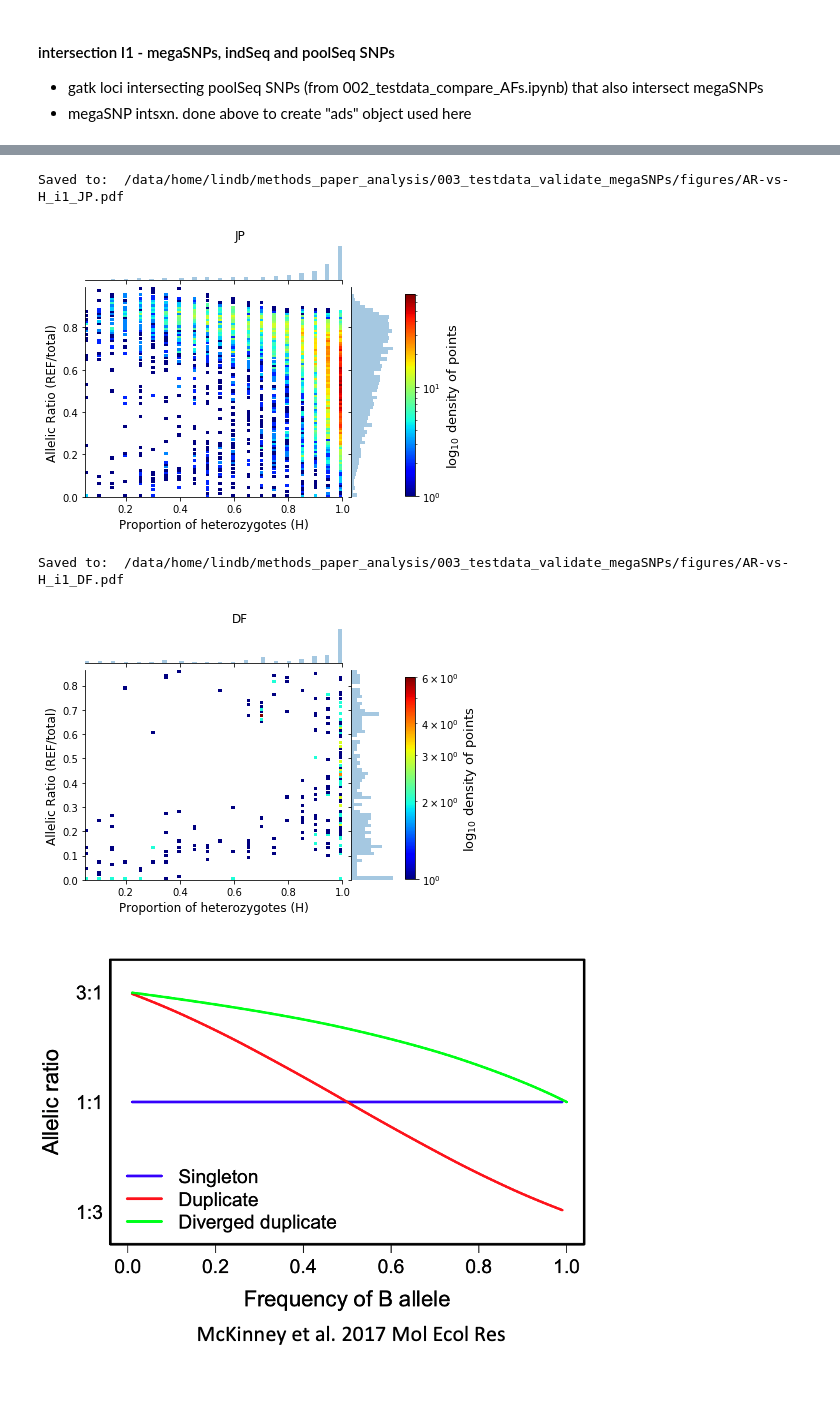
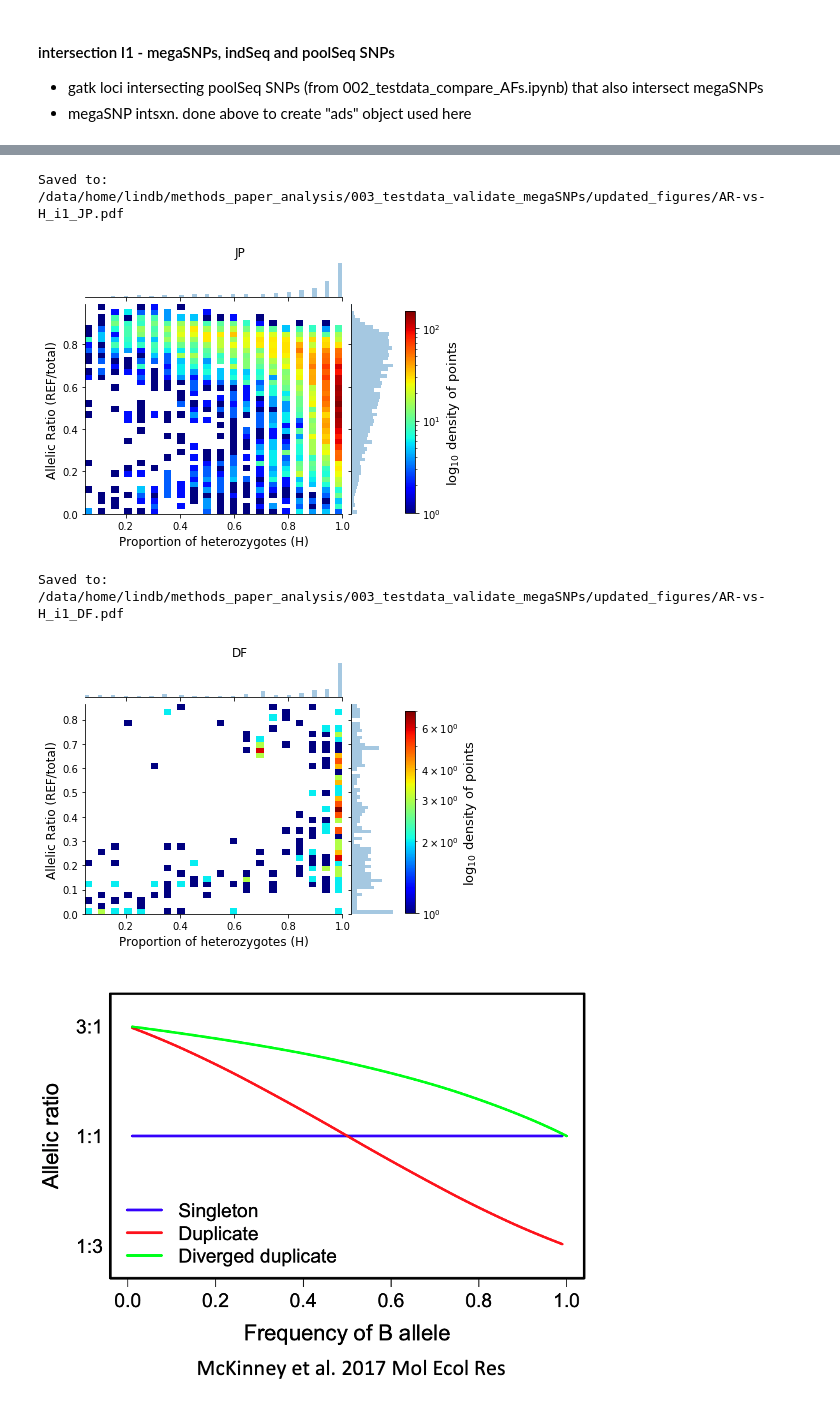
Before and after one commit to CoAdapTree/testdata_validation, a Jupyter notebook: 003_testdata_validate_megaSNPs.ipynb, the cells around one changed output, grey strips where cells are left out. Saved outputs shown, nothing was run; the diff lists cells and outputs as text; code cells hidden in the pictures.

```diff
--- a/003_testdata_validate_megaSNPs.ipynb
+++ b/003_testdata_validate_megaSNPs.ipynb
@@ -219,10 +217,10 @@ def get_z_scores(df):
 outs = []
 for sp in ['JP', 'DF']:
     outfile = op.join(thirddir, f'AD_depths-{sp}.txt')
-    if op.exists(outfile):
-        outs.append(outfile)
-    else:
-        outs.append(get_het_depths(snps['gatk'][sp], inters[sp], outfile))
+#     if op.exists(outfile):
+#         outs.append(outfile)
+#     else:
+    outs.append(get_het_depths(snps['gatk'][sp], inters[sp], outfile))
 outs
 # %% [output]
 ['/data/home/lindb/methods_paper_analysis/003_testdata_validate_megaSNPs/AD_depths-JP.txt',
@@ -259,13 +257,14 @@ ads[sp].head()
 # %%
 ??makesweetgraph
 # %%
-figdir = makedir(op.join(thirddir, 'figures'))
+#figdir = makedir(op.join(thirddir, 'figures'))
+figdir = makedir(op.join(thirddir, 'updated_figures'))
 # %%
 #PLOT READ-RATIO DEVIATION (D) AGAINST HETEROZYGOSITY
 ixn = 'i1'  # intersection
 for sp,df in ads.items():
     makesweetgraph(x=df['hetPerc'],y=df['z'],ylab='Read Ratio Deviation\n(z-score values)',
-                   xlab='Proportion of Heterozygotes (H)', title=sp,
+                   xlab='Proportion of Heterozygotes (H)', title=sp, bins=49,
                    saveloc=op.join(figdir, f'Z-vs-H_{ixn}_{sp}.pdf')
                   )
 # %% [output]
@@ -278,7 +277,7 @@ Saved to:  /data/home/lindb/methods_paper_analysis/003_testdata_validate_megaSNP
 ixn = 'i1'  # intersection
 for sp,df in ads.items():
     makesweetgraph(x=df['hetPerc'],y=df['z'],ylab='Read Ratio Deviation\n(z-score values)',
-                   xlab='Proportion of Heterozygotes (H)', title=sp,
+                   xlab='Proportion of Heterozygotes (H)', title=sp, bins=39,
                    saveloc=op.join(figdir, f'Z-vs-H_{ixn}_{sp}_ylim2.pdf'), xlim=(0,1), ylim=(-40,40)
                   )
 # %% [output]
@@ -289,15 +288,15 @@ Saved to:  /data/home/lindb/methods_paper_analysis/003_testdata_validate_megaSNP
 # %%
 #PLOT RATIO AGAINST HETEROZYGOSITY
 ixn = 'i1'  # intersection
 for sp,df in ads.items():
     makesweetgraph(x=df['hetPerc'],y=df['HET_REF_AD-div-HET_DP'],xlab='Proportion of heterozygotes (H)',
-                   ylab='Allelic Ratio (REF/total)', title=sp,
+                   ylab='Allelic Ratio (REF/total)', title=sp, bins=39,
                    saveloc=op.join(figdir, f'AR-vs-H_{ixn}_{sp}.pdf'))
 # %% [output]
-Saved to:  /data/home/lindb/methods_paper_analysis/003_testdata_validate_megaSNPs/figures/AR-vs-H_i1_JP.pdf
+Saved to:  /data/home/lindb/methods_paper_analysis/003_testdata_validate_megaSNPs/updated_figures/AR-vs-H_i1_JP.pdf
-[figure, old version]
+[figure, new version]
-Saved to:  /data/home/lindb/methods_paper_analysis/003_testdata_validate_megaSNPs/figures/AR-vs-H_i1_DF.pdf
+Saved to:  /data/home/lindb/methods_paper_analysis/003_testdata_validate_megaSNPs/updated_figures/AR-vs-H_i1_DF.pdf
-[figure, old version]
+[figure, new version]
 # %%
 # show expectations from McKinney et al 2017 Mol Ecol Res
 Image(filename=op.join(methodsdir, 'figs/all-ratio_vs_ALT-freq.png'))
```
Also changed, not shown: parts of 21 cells of this notebook, 1 other file.
